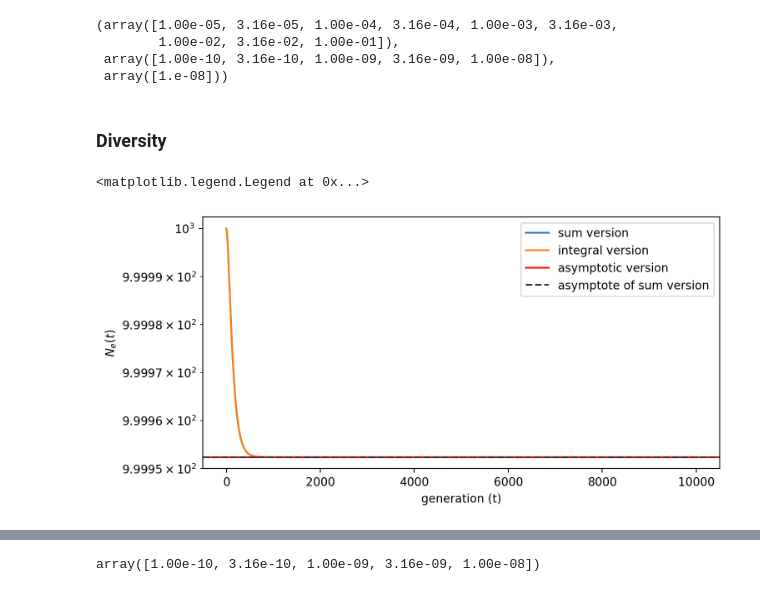
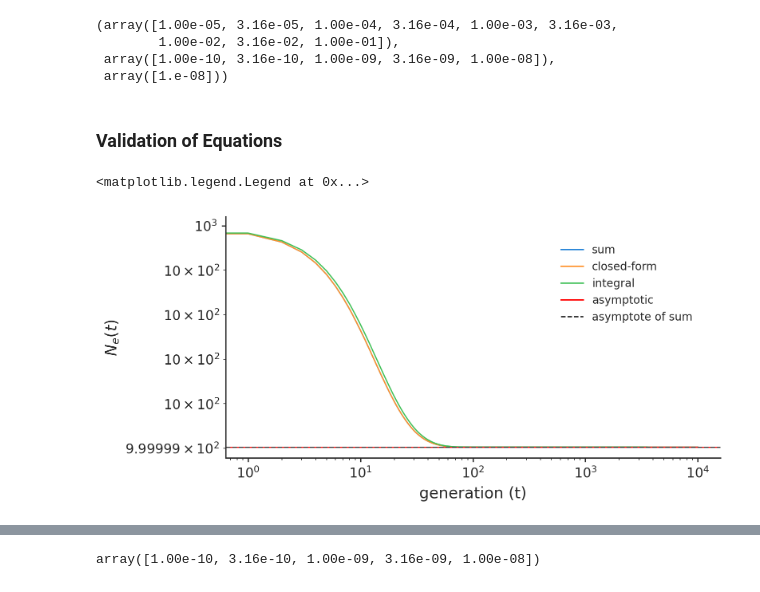
Before and after one commit to vsbuffalo/bprime, a Jupyter notebook: notebooks/region_simulations.ipynb, the cells around one changed output, grey strips where cells are left out. Saved outputs shown, nothing was run; the diff lists cells and outputs as text; code cells hidden in the pictures.

```diff
--- a/notebooks/region_simulations.ipynb
+++ b/notebooks/region_simulations.ipynb
@@ -80,4 +78,4 @@ dg['sh'].unique(), dg['mu'].unique(), dg['rbp'].unique()
  array([1.00e-10, 3.16e-10, 1.00e-09, 3.16e-09, 1.00e-08]),
  array([1.e-08]))
 # %% [markdown]
-### Diversity
+### Validation of Equations
@@ -122,37 +82,18 @@ def Gamma(a, z):
-# %%
-
-def Q2_sum_integral2(Z, L, tmax=1000, thresh=0.01, use_sum=False):
-    ts = np.arange(tmax)
-    Log = np.log
-    Power = lambda x, y: x**y
-    E = np.exp(1)
-    ExpIntegralEi = expi
-    vals = []
-    k = 1-Z
-    for t in ts:
-        T = t
-        integrand = -((Power(-1 + Power(E,k*T),2)/(Power(E,2*k*T)*k) + 2*T*ExpIntegralEi(-2*k*T) - 2*T*ExpIntegralEi(-(k*T)))/(-1 + k)) + ((-2*Power(E,k*(-2 + L)*T - L*T)*Power(-1 + Power(E,((-(k*(-2 + L)) + L)*T)/2.),2))/   (k*(-2 + L) - L) - 2*T*ExpIntegralEi(((k*(-2 + L) - L)*T)/2.) + 2*T*ExpIntegralEi((k*(-2 + L) - L)*T))/(-1 + k)
-        vals.append(integrand)
-    vals[0] = 0  # normall it's NaN, but the series value is 0, so we set it to that
-    return (2/L)*np.array(vals)
-
-def ave_het(Ne_t, parts=False):
-    """
-    Het x 2N
-    """
-    x = np.array([np.prod(1 - 1/(2*Ne_t[:i])) for i in np.arange(len(Ne_t))])
-    if parts:
-        return x
-    return x.sum()
 # %%
-plt.plot(N*np.exp(-V/2*Q2_sum_integral(Z, R, 10000)), label='sum version')
-plt.plot(N*np.exp(-V/2*Q2_sum_integral2(Z, R, 10000)), label='integral version')
-plt.axhline(N*np.exp(-V/2 * Q2_asymptotic(Z, R)), c='r', label='asymptotic version')
-plt.axhline(N*np.exp(-V/2* Q2_sum_integral(Z, R)[-1]), c='0.22', label='asymptote of sum version', linestyle='dashed')
-plt.semilogy()
+# some test parameters
+V = 1e-8
+Vm = 0.1*V
+R = rbp*L
+Z = 1-Vm/V
+plt.plot(N*np.exp(-V/2*Q2_sum_integral(Z, R, 10000, use_sum=True)), label='sum')
+plt.plot(N*np.exp(-V/2*Q2_sum_integral(Z, R, 10000, use_sum=False)), label='closed-form')
+plt.plot(N*np.exp(-V/2*Q2_sum_integral2(Z, R, 10000)), label='integral')
+plt.axhline(N*np.exp(-V/2 * Q2_asymptotic(Z, R)), c='r', label='asymptotic')
+plt.axhline(N*np.exp(-V/2* Q2_sum_integral(Z, R)[-1]), c='0.22', label='asymptote of sum', linestyle='dashed')
+plt.loglog()
 plt.ylabel("$N_e(t)$")
 plt.xlabel("generation (t)")
 plt.legend()
 # %% [output]
 <matplotlib.legend.Legend at 0x...>
-[figure, old version]
+[figure, new version]
```
Also changed, not shown: parts of 30 cells of this notebook, 1 other file.
